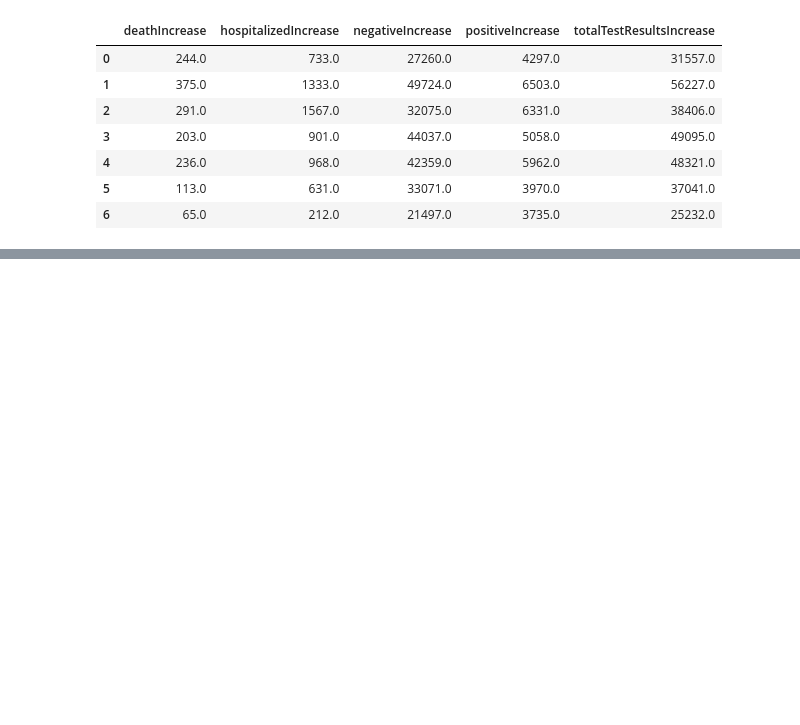
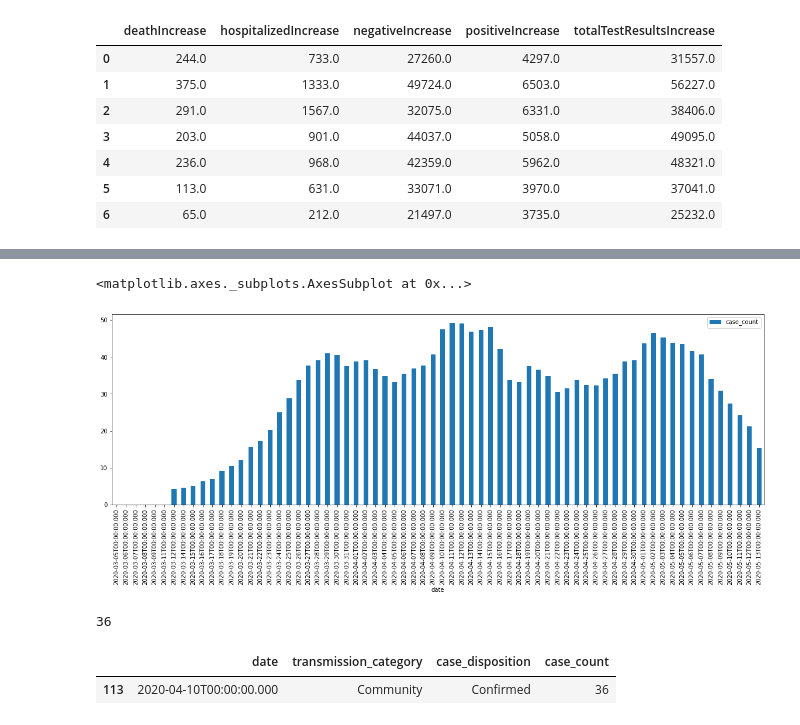
Before and after one commit to DMXMax/covid19, a Jupyter notebook: coviddata.ipynb, the cells around one changed output, grey strips where cells are left out. Drawn from its saved outputs; the diff is of its cells as text; code cells hidden in the pictures; blank space fills up the shorter version.

```diff
--- a/coviddata.ipynb
+++ b/coviddata.ipynb
@@ -558,0 +573,23 @@ doWGA.sum()
+# %%
+client = Socrata("data.sfgov.org", "LCSuN5PrqWkGtBe9dULkS75Rz")
+# %%
+results = client.get("tvq9-ec9w")
+# %%
+
+results_df = pd.DataFrame.from_records(results)
+# %%
+res = results_df.astype({'case_count':'int16'})
+# %%
+res.groupby('date').sum().rolling(window=7).mean().plot.bar(figsize=(20,6))
+# %% [output]
+<matplotlib.axes._subplots.AxesSubplot at 0x...>
+[figure, added]
+# %%
+res.case_count.max()
+# %% [output]
+36
+# %%
+res[res.case_count == 36]
+# %% [output]
+|  | date | transmission_category | case_disposition | case_count |
+| 113 | 2020-04-10T00:00:00.000 | Community | Confirmed | 36 |
```
Also changed, not shown: parts of 7 cells of this notebook.
